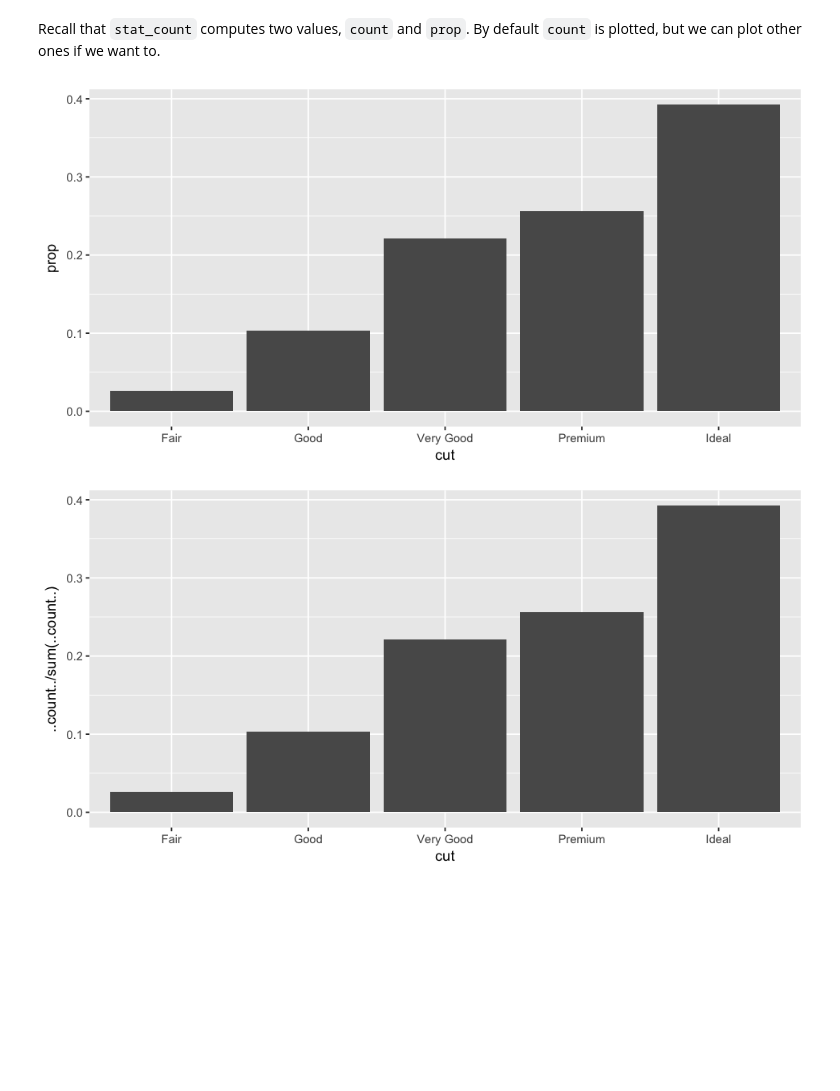
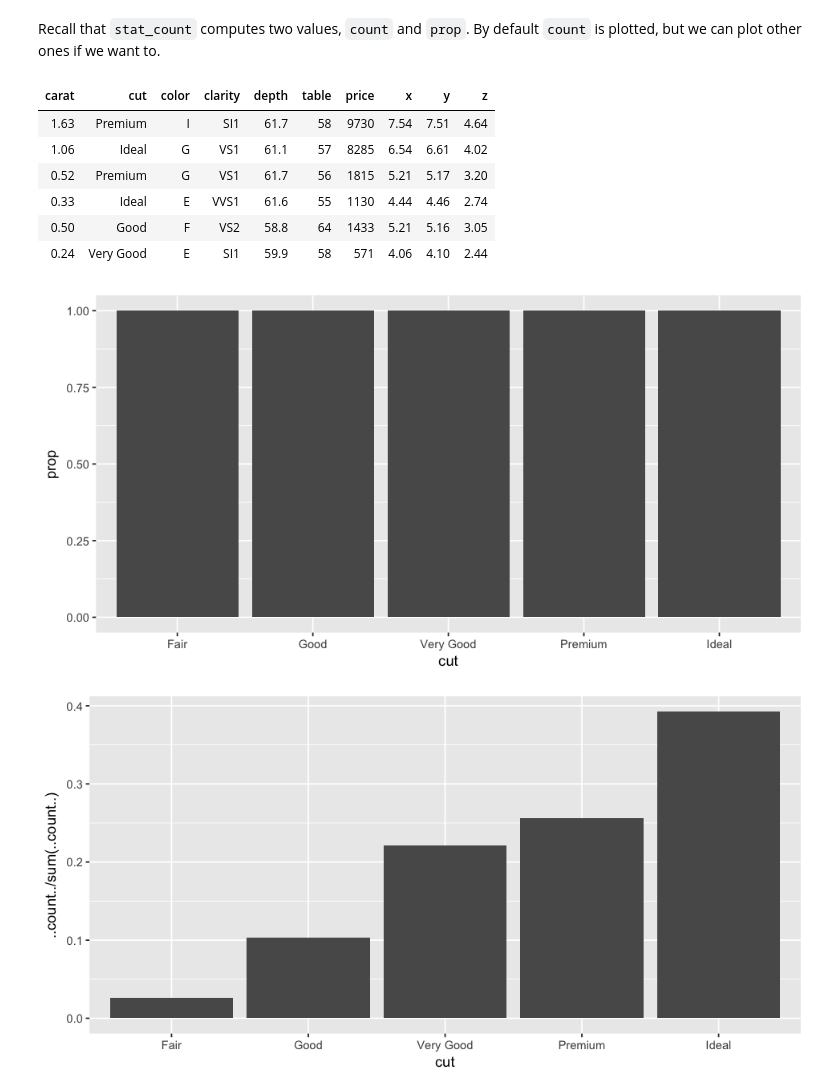
Before and after one commit to rogerfan/stats306_f18_labs, a Jupyter notebook: stats306_lab2_sol.ipynb, the cells around one changed output. Saved outputs shown, nothing was run; the diff lists cells and outputs as text; code cells hidden in the pictures; blank space fills up the shorter version.

```diff
--- a/stats306_lab2_sol.ipynb
+++ b/stats306_lab2_sol.ipynb
@@ -140,11 +140,19 @@ Recall that `stat_count` computes two values, `count` and `prop`. By default `co
 # %%
 # ggplot(data=dm, aes(x=cut)) +
 #     geom_bar()
+head(dm)
 
 ggplot(data=dm, aes(x=cut)) +
-    geom_bar(aes(y=..prop.., group=76761))
+    geom_bar(aes(y=..prop..))
 # %% [output]
+| carat | cut | color | clarity | depth | table | price | x | y | z |
+| 1.63 | Premium | I | SI1 | 61.7 | 58 | 9730 | 7.54 | 7.51 | 4.64 |
+| 1.06 | Ideal | G | VS1 | 61.1 | 57 | 8285 | 6.54 | 6.61 | 4.02 |
+| 0.52 | Premium | G | VS1 | 61.7 | 56 | 1815 | 5.21 | 5.17 | 3.20 |
+| 0.33 | Ideal | E | VVS1 | 61.6 | 55 | 1130 | 4.44 | 4.46 | 2.74 |
+| 0.50 | Good | F | VS2 | 58.8 | 64 | 1433 | 5.21 | 5.16 | 3.05 |
+| 0.24 | Very Good | E | SI1 | 59.9 | 58 | 571 | 4.06 | 4.10 | 2.44 |
-[figure, old version]
+[figure, new version]
 # %%
 ggplot(data=dm, aes(x=cut)) +
     geom_bar(aes(y=..count../sum(..count..)))
```
Also changed, not shown: 1 other file.
